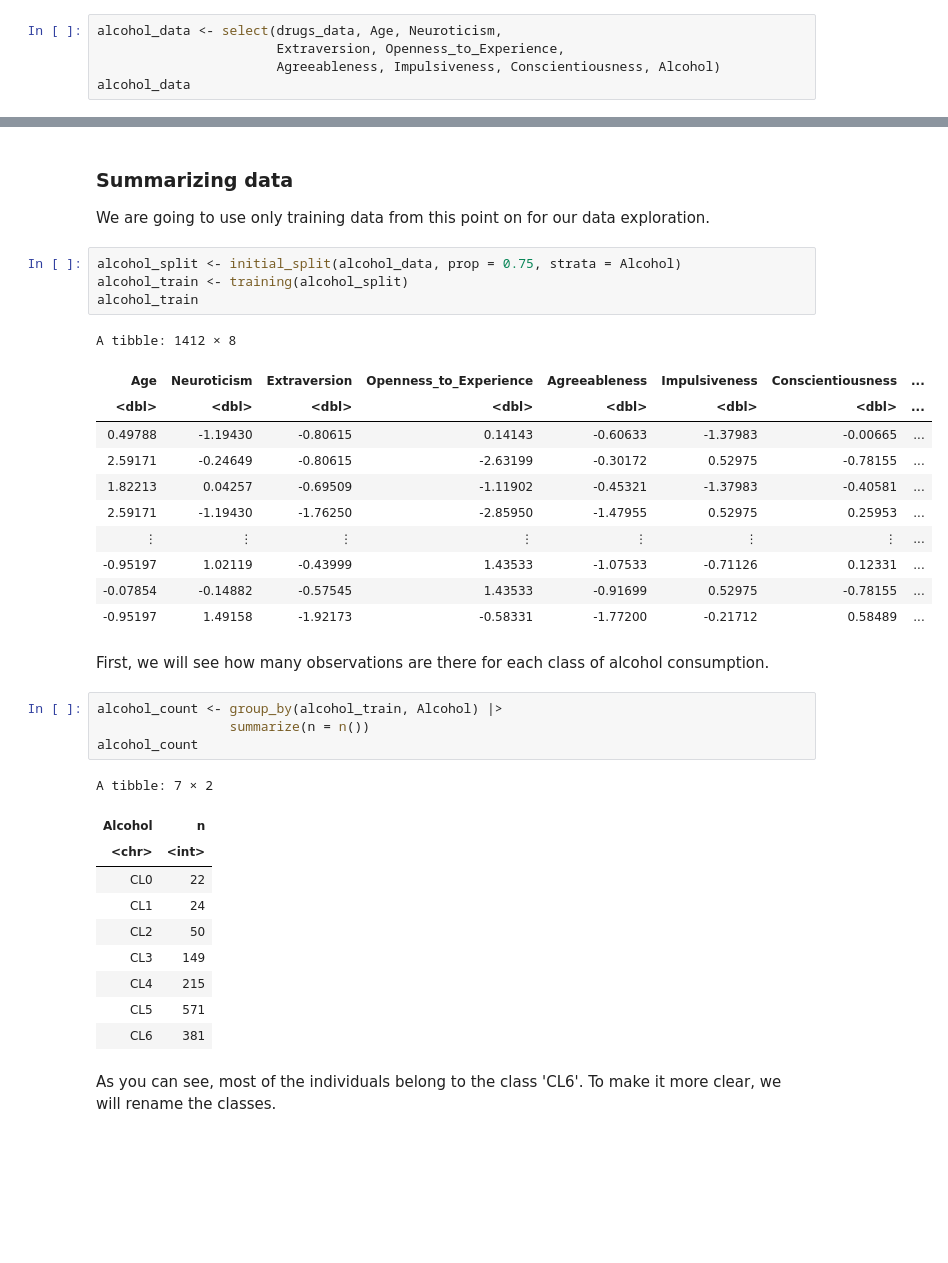
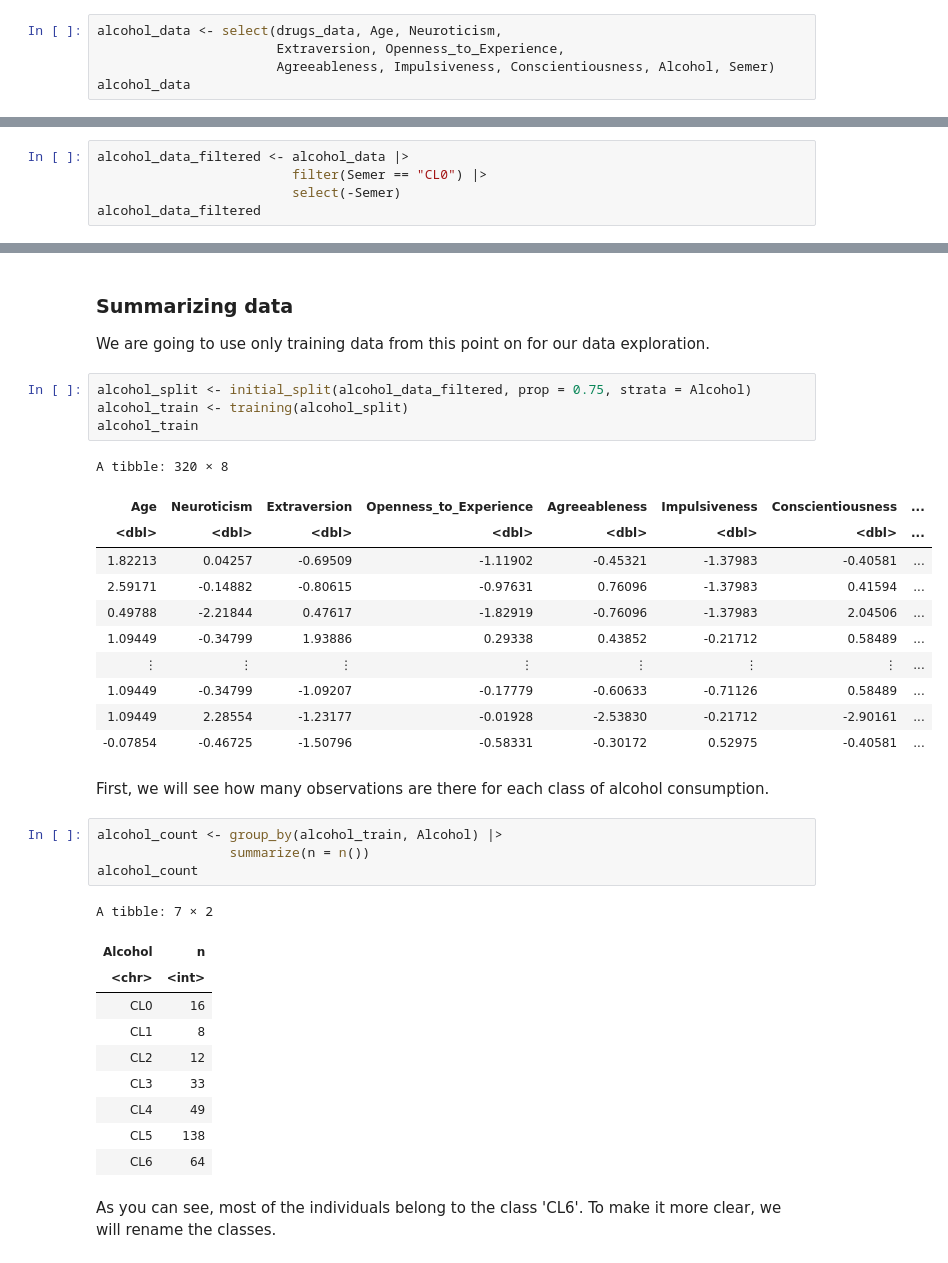
Before and after one commit to hyt152004/Alcohol-Consumption-Data-Analysis, a Jupyter notebook: project_proposal_final.ipynb, the cells around one changed output, grey strips where cells are left out. Cells and saved outputs as stored; diff of their text form; blank space fills up the shorter version.

Commit message:
added prelimanary data exploration and other sections to final proposal

```diff
--- a/project_proposal_final.ipynb
+++ b/project_proposal_final.ipynb
@@ -46,6 +49,6 @@ Since we are trying to predict the frequency of alcohol consumption based on eac
 # %%
 alcohol_data <- select(drugs_data, Age, Neuroticism,
                        Extraversion, Openness_to_Experience,
-                       Agreeableness, Impulsiveness, Conscientiousness, Alcohol)
+                       Agreeableness, Impulsiveness, Conscientiousness, Alcohol, Semer)
 alcohol_data
 # %% [output]
@@ -62,0 +69,5 @@ A tibble: 1885 × 8
+# %%
+alcohol_data_filtered <- alcohol_data |>
+                         filter(Semer == "CL0") |>
+                         select(-Semer)
+alcohol_data_filtered
@@ -64,21 +87,21 @@ A tibble: 1885 × 8
 ### Summarizing data
 We are going to use only training data from this point on for our data exploration.
 # %%
-alcohol_split <- initial_split(alcohol_data, prop = 0.75, strata = Alcohol)
+alcohol_split <- initial_split(alcohol_data_filtered, prop = 0.75, strata = Alcohol)
 alcohol_train <- training(alcohol_split)
 alcohol_train
 # %% [output]
-A tibble: 1412 × 8
+A tibble: 320 × 8
 | Age | Neuroticism | Extraversion | Openness_to_Experience | Agreeableness | Impulsiveness | Conscientiousness | ... |
 | <dbl> | <dbl> | <dbl> | <dbl> | <dbl> | <dbl> | <dbl> | ... |
-| 0.49788 | -1.19430 | -0.80615 | 0.14143 | -0.60633 | -1.37983 | -0.00665 | ... |
-| 2.59171 | -0.24649 | -0.80615 | -2.63199 | -0.30172 | 0.52975 | -0.78155 | ... |
 | 1.82213 | 0.04257 | -0.69509 | -1.11902 | -0.45321 | -1.37983 | -0.40581 | ... |
-| 2.59171 | -1.19430 | -1.76250 | -2.85950 | -1.47955 | 0.52975 | 0.25953 | ... |
+| 2.59171 | -0.14882 | -0.80615 | -0.97631 | 0.76096 | -1.37983 | 0.41594 | ... |
+| 0.49788 | -2.21844 | 0.47617 | -1.82919 | -0.76096 | -1.37983 | 2.04506 | ... |
+| 1.09449 | -0.34799 | 1.93886 | 0.29338 | 0.43852 | -0.21712 | 0.58489 | ... |
 | ⋮ | ⋮ | ⋮ | ⋮ | ⋮ | ⋮ | ⋮ | ... |
-| -0.95197 | 1.02119 | -0.43999 | 1.43533 | -1.07533 | -0.71126 | 0.12331 | ... |
-| -0.07854 | -0.14882 | -0.57545 | 1.43533 | -0.91699 | 0.52975 | -0.78155 | ... |
-| -0.95197 | 1.49158 | -1.92173 | -0.58331 | -1.77200 | -0.21712 | 0.58489 | ... |
+| 1.09449 | -0.34799 | -1.09207 | -0.17779 | -0.60633 | -0.71126 | 0.58489 | ... |
+| 1.09449 | 2.28554 | -1.23177 | -0.01928 | -2.53830 | -0.21712 | -2.90161 | ... |
+| -0.07854 | -0.46725 | -1.50796 | -0.58331 | -0.30172 | 0.52975 | -0.40581 | ... |
 # %% [markdown]
 First, we will see how many observations are there for each class of alcohol consumption.
 # %%
@@ -89,13 +112,13 @@ alcohol_count
 A tibble: 7 × 2
 | Alcohol | n |
 | <chr> | <int> |
-| CL0 | 22 |
-| CL1 | 24 |
-| CL2 | 50 |
-| CL3 | 149 |
-| CL4 | 215 |
-| CL5 | 571 |
-| CL6 | 381 |
+| CL0 | 16 |
+| CL1 | 8 |
+| CL2 | 12 |
+| CL3 | 33 |
+| CL4 | 49 |
+| CL5 | 138 |
+| CL6 | 64 |
 # %% [markdown]
 As you can see, most of the individuals belong to the class 'CL6'. To make it more clear, we will rename the classes.
 # %%
```
Also changed, not shown: parts of 24 cells of this notebook, 1 other file.
